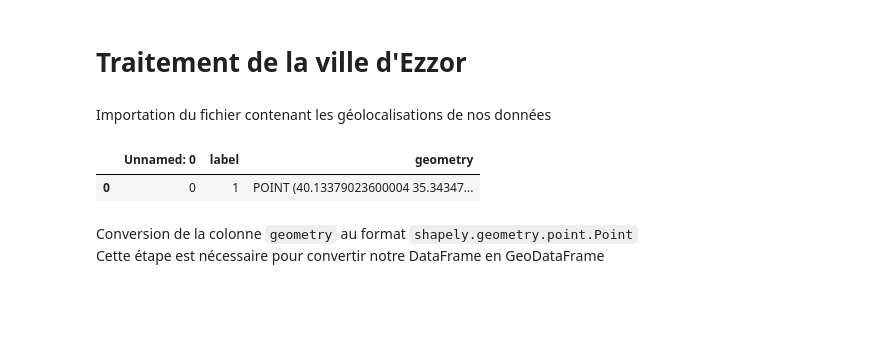
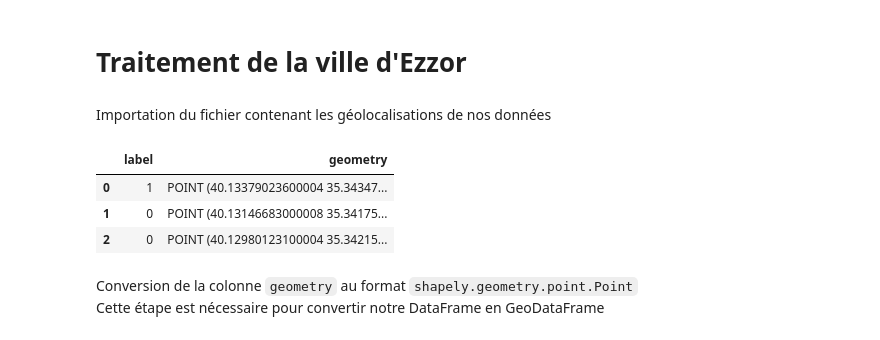
Before and after one commit to CesarRoaldes/destroyed_bluidings_detection, a Jupyter notebook: notebooks/images_downloading.ipynb, the cells around one changed output. Cells and saved outputs as stored; diff of their text form; code cells hidden in the pictures; blank space fills up the shorter version.

Commit message:
labelisation des images

```diff
--- a/notebooks/images_downloading.ipynb
+++ b/notebooks/images_downloading.ipynb
@@ -22,12 +22,14 @@ os.makedirs(IMAGES_DIR, exist_ok=True)
 # %% [markdown]
 Importation du fichier contenant les géolocalisations de nos données
 # %%
-df_ezzor = pd.read_csv(os.path.join(DATA_DIR, "data_label_ezzor.csv"))
+df_ezzor = pd.read_csv(os.path.join(DATA_DIR, "data_label_ezzor.csv"), index_col=0)
 # %%
-df_ezzor.head(1)
+df_ezzor.head(3)
 # %% [output]
-|  | Unnamed: 0 | label | geometry |
-| 0 | 0 | 1 | POINT (40.13379023600004 35.34347... |
+|  | label | geometry |
+| 0 | 1 | POINT (40.13379023600004 35.34347... |
+| 1 | 0 | POINT (40.13146683000008 35.34175... |
+| 2 | 0 | POINT (40.12980123100004 35.34215... |
 # %% [markdown]
 Conversion de la colonne `geometry` au format `shapely.geometry.point.Point`
 Cette étape est nécessaire pour convertir notre DataFrame en GeoDataFrame
```
Also changed, not shown: parts of 12 cells of this notebook.
